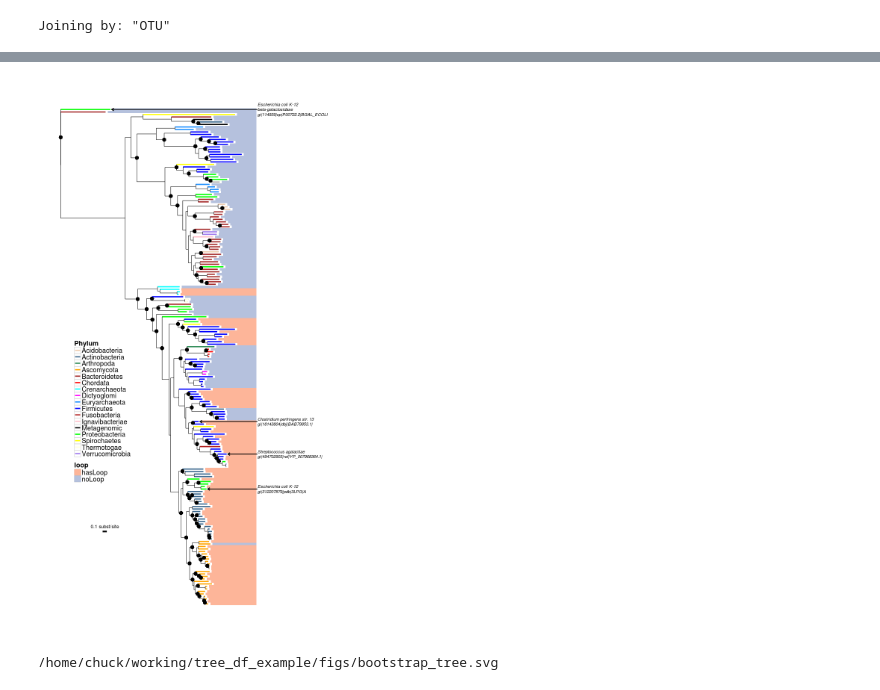
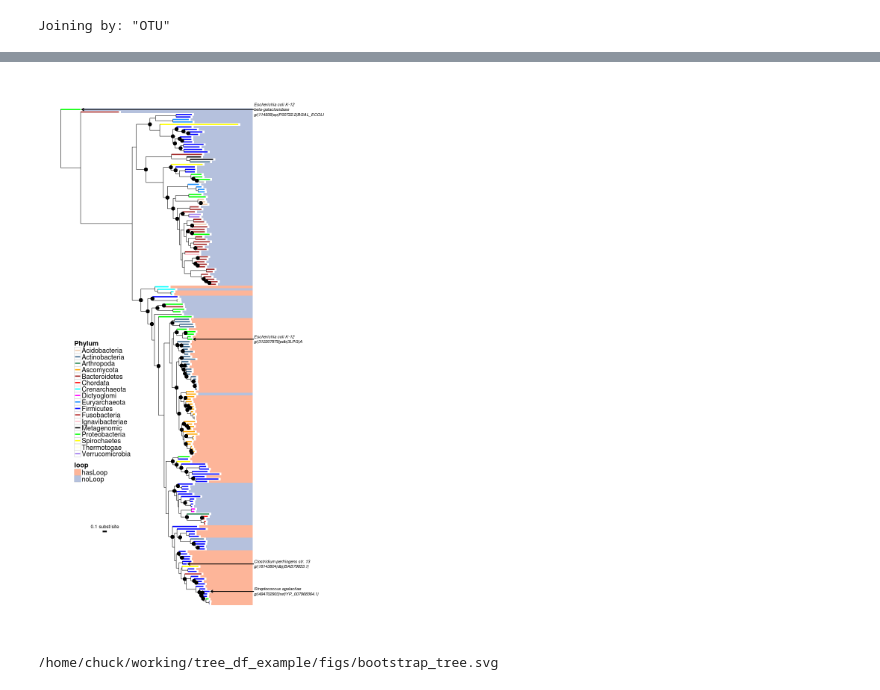
Before and after one commit to chuckpr/loop_tree, a Jupyter notebook: ggplot2_w_boostrap_scale.ipynb, the cells around one changed output, grey strips where cells are left out. Cells and saved outputs as stored; diff of their text form; code cells hidden in the pictures.

Commit message:
latest tree from Libusha

```diff
--- a/ggplot2_w_boostrap_scale.ipynb
+++ b/ggplot2_w_boostrap_scale.ipynb
@@ -20,4 +20,4 @@ The following objects are masked from ‘package:base’:
     intersect, setdiff, setequal, union
 # %%
 %%R
-tree = read.tree("Final1031.8.forBoot.phylip_phyml_tree.txt")
+tree = ladderize(read.tree("RAxML.tree"))
@@ -24,11 +36,11 @@ tree = read.tree("Final1031.8.forBoot.phylip_phyml_tree.txt")
 # %%
 %%R
-tree.rooted = ladderize(root(tree, "gi|114939|sp|P00722.2|BGAL_ECOLI", resolve.root = TRUE))
+tree.rooted = ladderize(root(tree, "gi|114939|sp|P00722.2|BGAL_ECOLI"))
 # %%
 %%R
 tree_dfs = phyloseq:::tree_layout(tree.rooted)
-edgeDF = tree_dfs$edgeDT
-vertDF = tree_dfs$vertDT
+edgeDF = data.frame(tree_dfs$edgeDT)
+vertDF = data.frame(tree_dfs$vertDT)
 # %%
 %%R
 taxDF = read.table("color.branches.csv",
@@ -115,40 +106,38 @@ p = p + geom_rect(data = edgeDF[!is.na(edgeDF$OTU),], size = 2.5, shape = 21, co
 
 p = p + geom_point(data = edgeDF %>% filter(label >= 60, !is.na(label)),
                    aes(x = xright, y = y), size = 5)
-p = p + geom_point(data = vertDF %>% filter(!is.na(label)),
-                   aes(x = x, y = y), size = 5)
 
 p = p + geom_text(data = edgeDF, vjust = 0.5, hjust = 0,
                   fontface = 3,
                   size = 4,
                   lineheight = 1,
                   aes(x = xmax + buffer + small.buffer, y = y, label = tree.id))
 p = p + geom_segment(data = edgeDF[!is.na(edgeDF$species),],
                      arrow = arrow(length = unit(0.25, "cm")),
                      size = 1,
                      aes(xend = xright + small.buffer, x = xmax + buffer + small.buffer, y = y, yend = y))
 
 p = p + scale_color_manual(values = colors)
 
 p = p + scale_x_continuous(limits = c(0, 7))
 
 p = p + scale_fill_manual(values = c("#fc8d62", "#8da0cb"))
 
 p = p + theme_bw()
 
 p = p + theme(axis.text = element_blank(),
               axis.title = element_blank(),
               axis.ticks = element_blank(),
               panel.grid = element_blank(),
               panel.border = element_blank(),
               legend.title = element_text(size = 18),
               legend.text = element_text(size = 18),
               legend.position = c(0.175, 0.4),
               legend.box.just = "left")
 
 p
 # %% [output]
-[figure, old version]
+[figure, new version]
 # %%
 %%R
 ggsave("figs/bootstrap_tree.svg", p, h = 20, w = 12)
```
Also changed, not shown: parts of 3 cells of this notebook, 2 other files.
